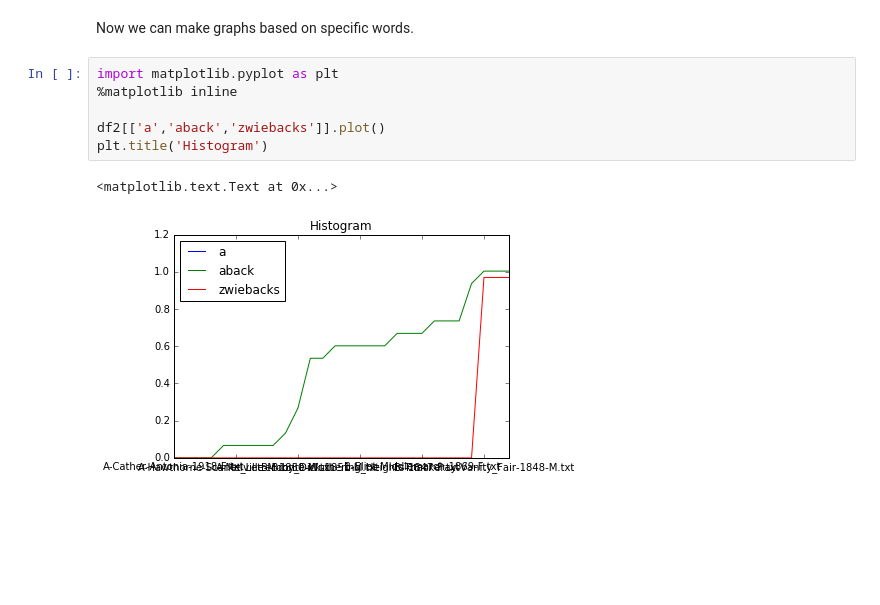
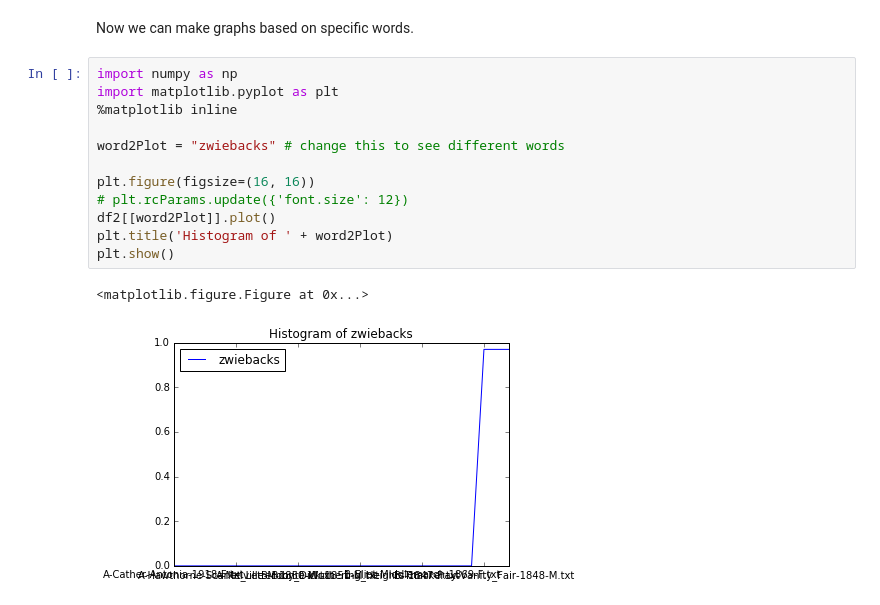
Before and after one commit to farrukhjalil/Text-Analysis-Notebooks, a Jupyter notebook: TF-IDF.ipynb, the cells around one changed output. Cells and saved outputs as stored; diff of their text form; blank space fills up the shorter version.

Commit message:
Changed histogram to something more word specific

```diff
--- a/TF-IDF.ipynb
+++ b/TF-IDF.ipynb
@@ -206,12 +206,18 @@ df2.head(20)
 20 rows × 79995 columns
 # %% [markdown]
 Now we can make graphs based on specific words.
-# %%
-import matplotlib.pyplot as plt
-%matplotlib inline
-
-df2[['a','aback','zwiebacks']].plot()
-plt.title('Histogram')
-# %% [output]
-<matplotlib.text.Text at 0x...>
-[figure, removed]
+# %%
+import numpy as np
+import matplotlib.pyplot as plt
+%matplotlib inline
+
+word2Plot = "zwiebacks" # change this to see different words
+
+plt.figure(figsize=(16, 16))
+# plt.rcParams.update({'font.size': 12})
+df2[[word2Plot]].plot()
+plt.title('Histogram of ' + word2Plot)
+plt.show()
+# %% [output]
+<matplotlib.figure.Figure at 0x...>
+[figure, added]
```
